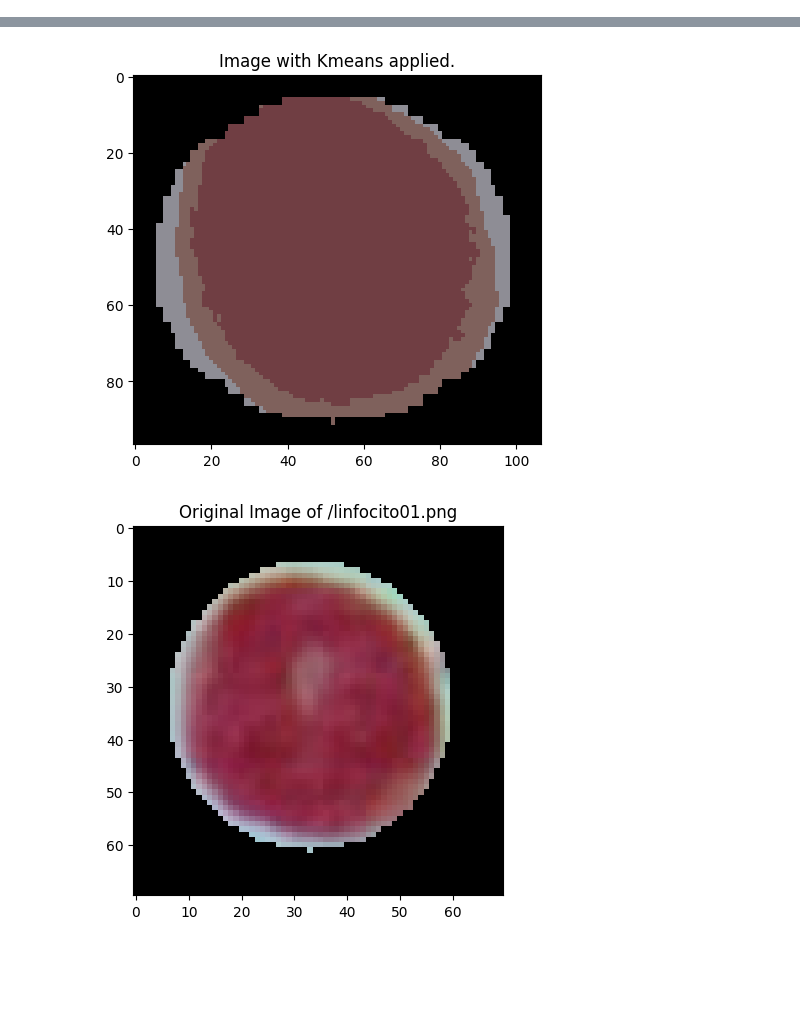
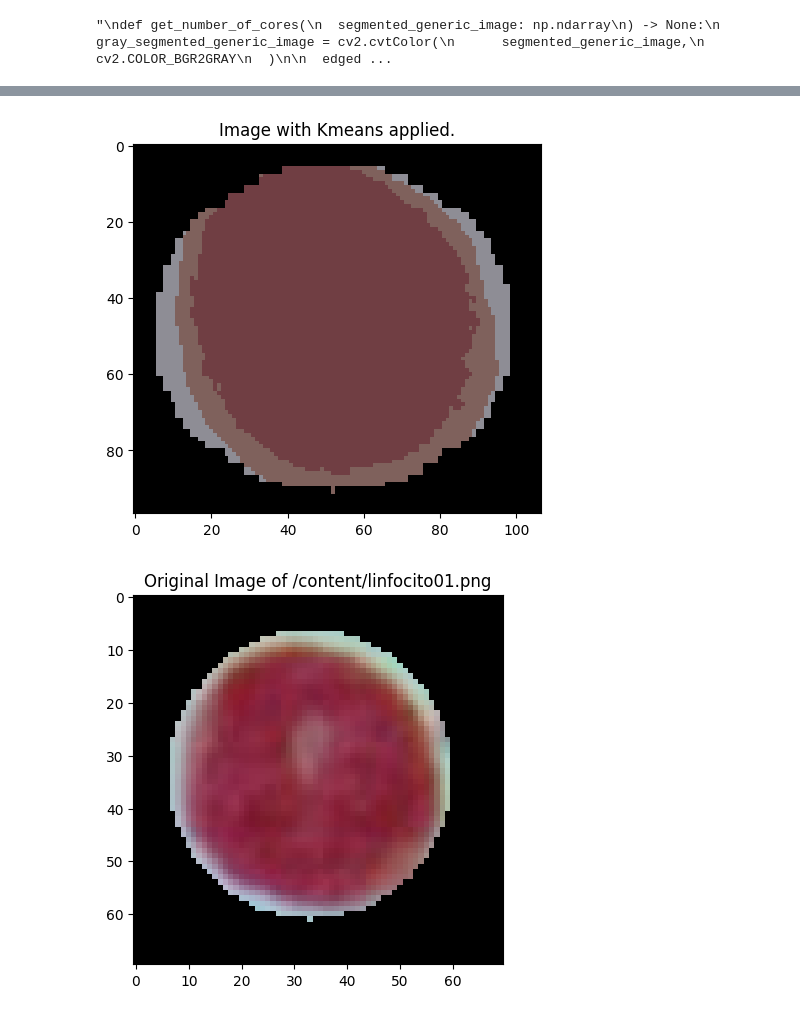
Before and after one commit to zenialexandre/image-processing, a Jupyter notebook: partial_assessment_3.ipynb, the cells around one changed output, grey strips where cells are left out. Drawn from its saved outputs; the diff is of its cells as text; code cells hidden in the pictures; blank space fills up the shorter version.

Commit message:
fix: adjusting path to image and starting the core counter

```diff
--- a/partial_assessment_3.ipynb
+++ b/partial_assessment_3.ipynb
@@ -26,7 +26,7 @@ def show_original_image(
 
 def apply_kmeans_clustering_algorithm(
   readed_generic_image: np.ndarray
-) -> None:
+) -> np.ndarray:
   readed_generic_image_vec: np.ndarray = readed_generic_image.reshape((-1, 3))
   readed_generic_image_vec = np.float32(readed_generic_image_vec)
 
@@ -49,10 +49,37 @@ def apply_kmeans_clustering_algorithm(
   plt.imshow(segmented_image)
   plt.title('Image with Kmeans applied.')
   plt.show()
+
+  return segmented_image
+
+'''
+def get_number_of_cores(
+  segmented_generic_image: np.ndarray
+) -> None:
+  gray_segmented_generic_image = cv2.cvtColor(
+      segmented_generic_image,
+      cv2.COLOR_BGR2GRAY
+  )
+
+  edged = cv2.Canny(gray_segmented_generic_image, 30, 200)
+
+  contours, _ = cv2.findContours(
+      edged,
+      cv2.RETR_EXTERNAL,
+      cv2.CHAIN_APPROX_NONE
+  )
+
+  print('\n')
+  plt.imshow(edged)
+  plt.title('Segmented Image Thresholded.')
+  plt.show()
+'''
+# %% [output]
+"\ndef get_number_of_cores(\n  segmented_generic_image: np.ndarray\n) -> None:\n  gray_segmented_generic_image = cv2.cvtColor(\n      segmented_generic_image,\n      cv2.COLOR_BGR2GRAY\n  )\n\n  edged ...
 # %%
 # Lymphocytes Images Processing
 
-lymphocytes_base_path: str = '/linfocito0'
+lymphocytes_base_path: str = '/content/linfocito0'
 
 for index in range(0, 3):
   lymphocyte_loop_path: str = lymphocytes_base_path + str(index) + '.png'
@@ -60,5 +87,7 @@ for index in range(0, 3):
   if (os.path.exists(lymphocyte_loop_path.strip())):
     readed_lymphocyte_image: np.ndarray = cv2.imread(lymphocyte_loop_path, cv2.COLOR_BGR2RGB)
     show_original_image(lymphocyte_loop_path, readed_lymphocyte_image)
-    apply_kmeans_clustering_algorithm(readed_lymphocyte_image)
+    segmented_lymphocyte_image: np.ndarray = \
+      apply_kmeans_clustering_algorithm(readed_lymphocyte_image)
+    #get_number_of_cores(segmented_lymphocyte_image)
 # %% [output]
@@ -66,3 +95,3 @@ for index in range(0, 3):
 [figure]
-[figure, old version]
+[figure, new version]
 [figure]
```
Also changed, not shown: parts of 2 cells of this notebook.
